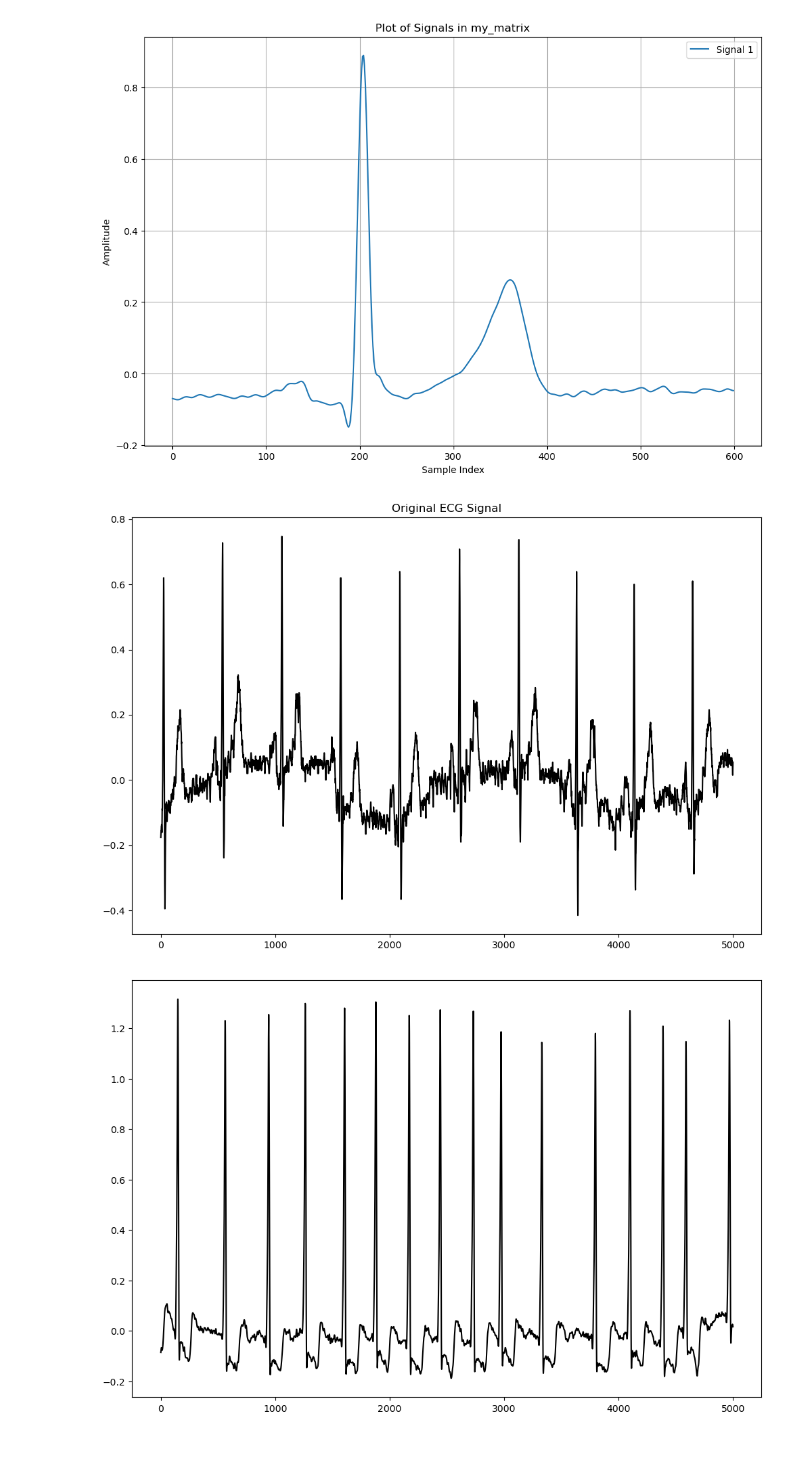
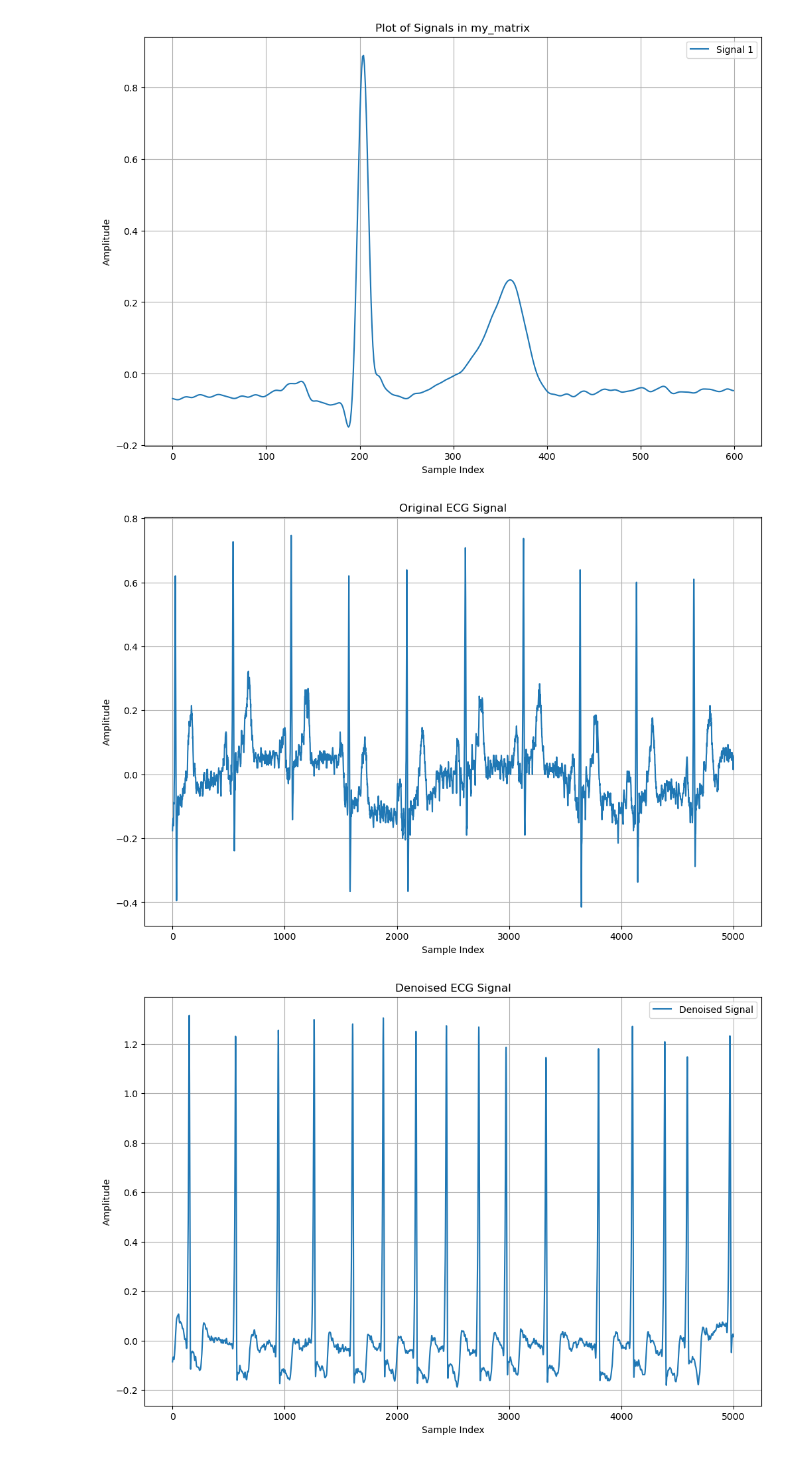
Before and after one commit to tildac73/ecg-analysis, a Jupyter notebook: SIGNAL_PROCESSING1.ipynb, the cells around one changed output. Saved outputs shown, nothing was run; the diff lists cells and outputs as text; code cells hidden in the pictures.

```diff
--- a/SIGNAL_PROCESSING1.ipynb
+++ b/SIGNAL_PROCESSING1.ipynb
@@ -99,36 +99,46 @@ plt.show()
 [figure]
 [figure]
 # %%
-x = wfdb.rdrecord('/Users/matildacotton/Desktop/semester 2 2024/topics/code/a-large-scale-12-lead-electrocardiogram-database-for-arrhythmia-study-1.0.0/WFDBRecords/01/010/JS00010')
+import wfdb
+import scipy.io as sio
+import matplotlib.pyplot as plt
 
+# Load the original ECG signal
+x = wfdb.rdrecord('/Users/matildacotton/Desktop/semester_2_2024/topics/data/a-large-scale-12-lead-electrocardiogram-database-for-arrhythmia-study-1.0.0/WFDBRecords/01/010/JS00010')
 
+# Plot the original ECG signal
 plt.figure(figsize=(12, 8))
 plt.title('Original ECG Signal')
-plt.plot(x.p_signal[:,1], color='black')
+plt.plot(x.p_signal[:, 1])
+plt.xlabel('Sample Index')
+plt.ylabel('Amplitude')
+plt.grid(True)
+plt.show()
 
-
-
-file_path = '/Users/matildacotton/Desktop/semester 2 2024/topics/code/train_data/JS00010.mat'
+# Load the MATLAB data
+file_path = '/Users/matildacotton/Desktop/semester_2_2024/topics/data/val_data/JS00010.mat'
 mat_data = sio.loadmat(file_path)
-
 data_matrix = mat_data['my_matrix']
 
+# Plot the entire denoised signal
 plt.figure(figsize=(12, 8))
-plt.plot(data_matrix[0, :], label=f'Signal {1}', color='black')
-
-plt.figure(figsize=(12, 8))
-plt.plot(data_matrix[0, 200:800], label=f'Signal {1}', color='black')
-
-
-# for i in range(data_matrix.shape[0]):
-#     plt.plot(data_matrix[i, :], label=f'Signal {i+1}')
-
-plt.title('Plot of Signals in my_matrix')
+plt.plot(data_matrix[0, :], label='Denoised Signal')
+plt.title('Denoised ECG Signal')
 plt.xlabel('Sample Index')
 plt.ylabel('Amplitude')
 plt.legend(loc='upper right')
 plt.grid(True)
 plt.show()
+
+# Plot a close-up view of the QRS complex
+plt.figure(figsize=(12, 8))
+plt.plot(data_matrix[0, 200:800], label='Denoised Signal')
+plt.title('Close up QRS Complex')
+plt.xlabel('Sample Index')
+plt.ylabel('Amplitude')
+plt.legend(loc='upper right')
+plt.grid(True)
+plt.show()
 # %% [output]
-[figure, old version]
+[figure, new version]
-[figure, old version]
+[figure, new version]
```
Also changed, not shown: parts of 1 cell of this notebook, 3 other files.
